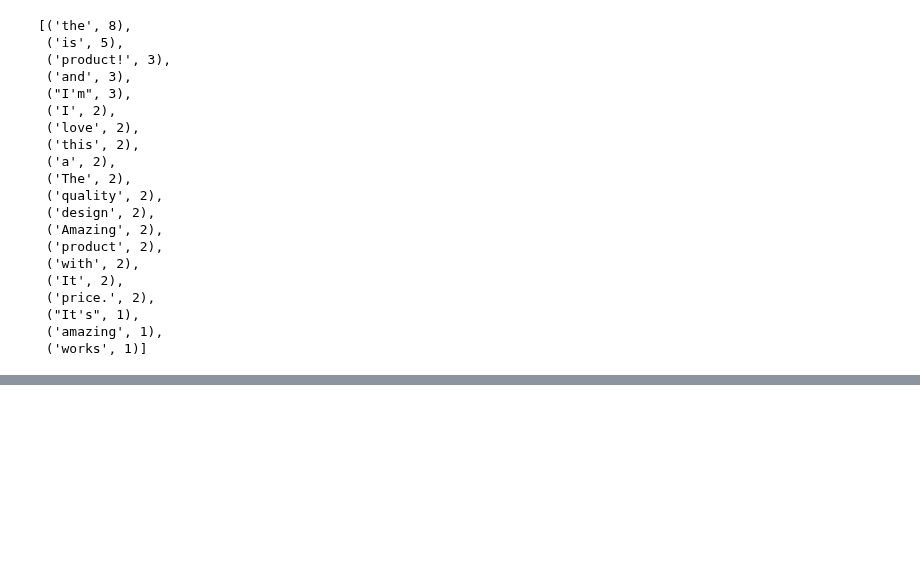
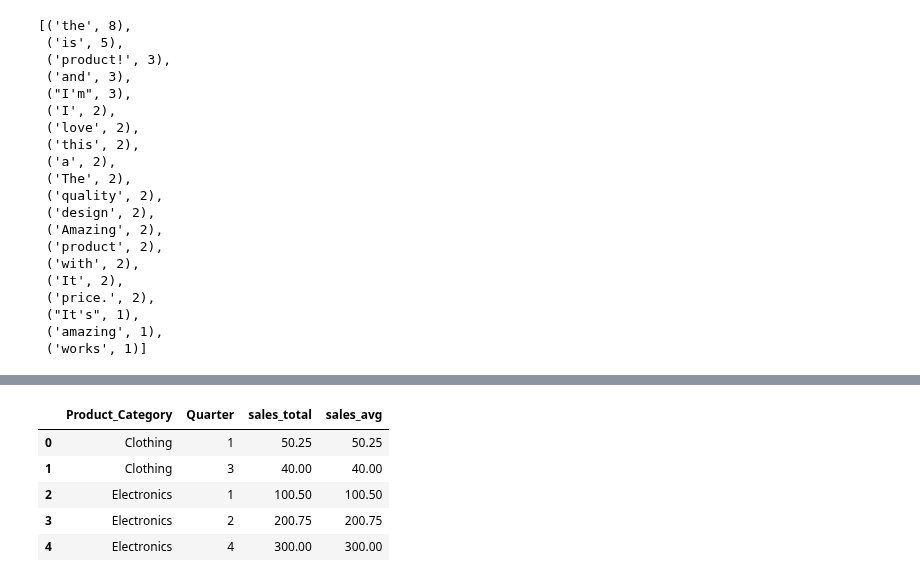
Before and after one commit to danmarino1/data_science_practice, a Jupyter notebook: aug_2023_questions.ipynb, the cells around one changed output, grey strips where cells are left out. Drawn from its saved outputs; the diff is of its cells as text; code cells hidden in the pictures; blank space fills up the shorter version.

```diff
--- a/aug_2023_questions.ipynb
+++ b/aug_2023_questions.ipynb
@@ -1098,0 +1131,8 @@ top_frequent_words(reviews, 20)
+# %%
+## Data:
+data = pd.DataFrame({
+    "Product_Category": ["Electronics", "Clothing", "Electronics", "Clothing", "Electronics"],
+    "Sales_Amount": [100.50, 50.25, 200.75, 40.00, 300.00],
+    "Transaction_Date": ["2022-01-15", "2022-01-20", "2022-04-10", "2022-07-05", "2022-10-30"]
+}
+)
@@ -1098,0 +1148,17 @@ top_frequent_words(reviews, 20)
+# %%
+def quarterly_sales_analysis(sales_data):
+    sales_data['Quarter'] = sales_data['Transaction_Date'].astype('datetime64[ns]').dt.quarter
+    quarterly_sales_total = sales_data.groupby(['Product_Category', 'Quarter'], as_index=False)['Sales_Amount'].sum()
+    quarterly_sales_avg = sales_data.groupby(['Product_Category', 'Quarter'], as_index=False)['Sales_Amount'].mean()
+    quarterly_sales_data = pd.merge(quarterly_sales_total, quarterly_sales_avg, on=['Product_Category', 'Quarter'])
+    quarterly_sales_data.columns = ['Product_Category', 'Quarter', 'sales_total', 'sales_avg']
+    return quarterly_sales_data
+# %%
+quarterly_sales_analysis(data)
+# %% [output]
+|  | Product_Category | Quarter | sales_total | sales_avg |
+| 0 | Clothing | 1 | 50.25 | 50.25 |
+| 1 | Clothing | 3 | 40.00 | 40.00 |
+| 2 | Electronics | 1 | 100.50 | 100.50 |
+| 3 | Electronics | 2 | 200.75 | 200.75 |
+| 4 | Electronics | 4 | 300.00 | 300.00 |
```
Also changed, not shown: parts of 3 cells of this notebook.
